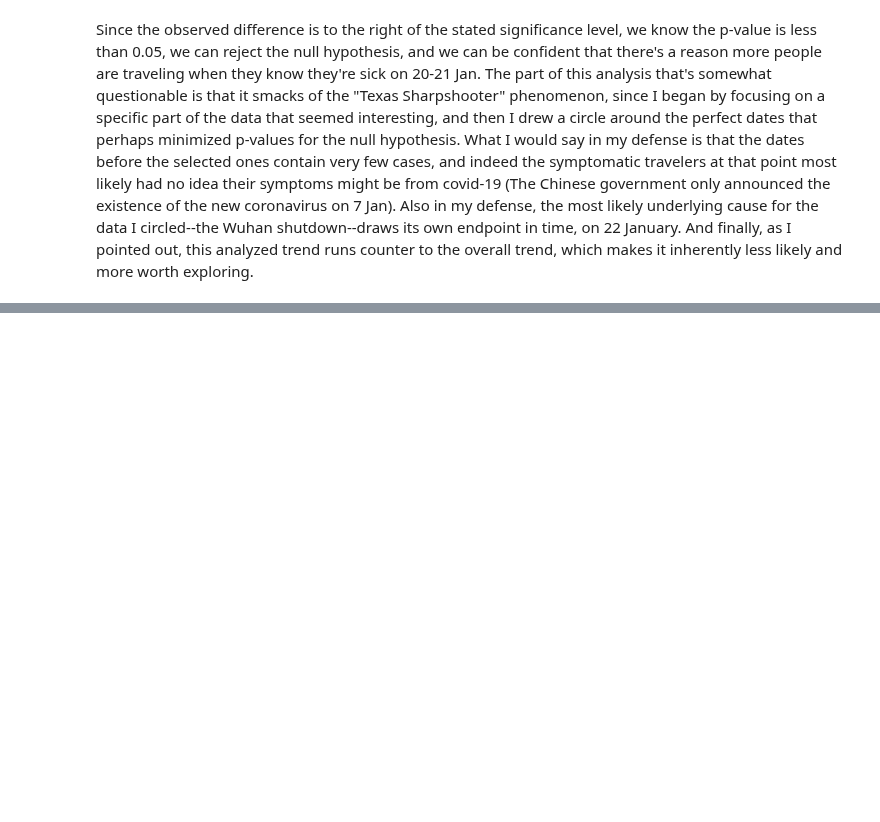
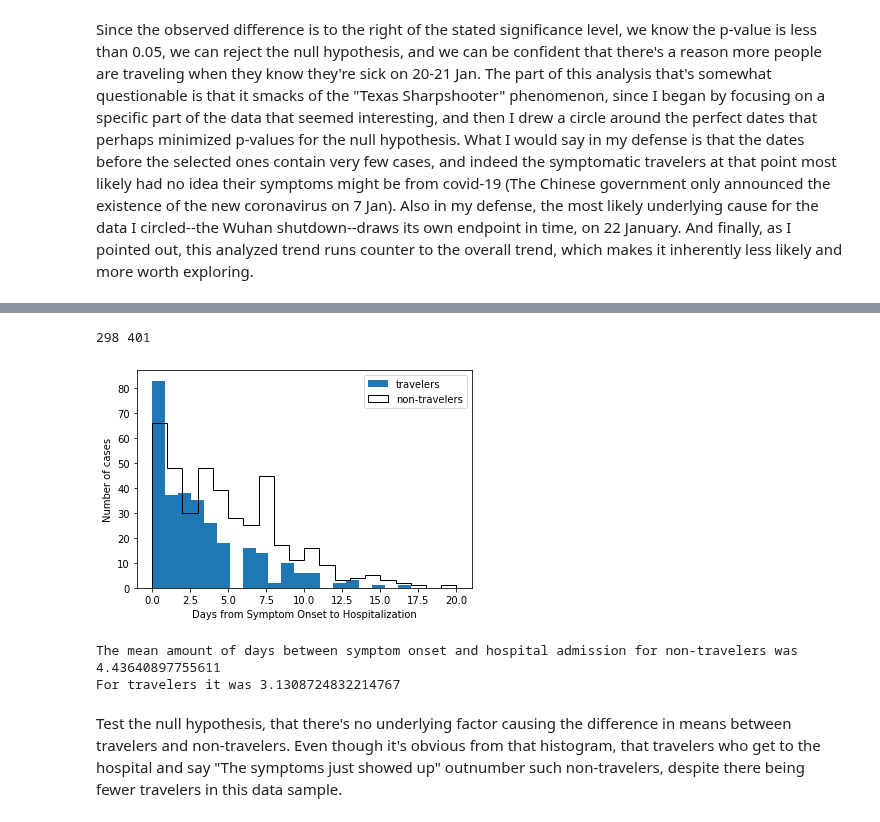
Before and after one commit to ebhtra/springboard, a Jupyter notebook: capstone_2/EDA_cap2.ipynb, the cells around one changed output, grey strips where cells are left out. Saved outputs shown, nothing was run; the diff lists cells and outputs as text; code cells hidden in the pictures; blank space fills up the shorter version.

```diff
--- a/capstone_2/EDA_cap2.ipynb
+++ b/capstone_2/EDA_cap2.ipynb
@@ -221,0 +388,25 @@ Since the observed difference is to the right of the stated significance level,
+# %%
+diffs3 = np.array(diffs3)
+diffs4 = np.array(diffs4)
+diffs3 = diffs3[(diffs3 >= 0) & (diffs3 <= 20)]
+diffs4 = diffs4[(diffs4 >= 0) & (diffs4 <= 20)]
+print(len(diffs3), len(diffs4))
+# %% [output]
+298 401
+# %%
+plt.hist(diffs3, bins=20, label='travelers')
+plt.hist(diffs4, histtype='step', color='k', bins=20, label='non-travelers')
+plt.xlabel('Days from Symptom Onset to Hospitalization')
+plt.ylabel('Number of cases')
+plt.legend()
+plt.savefig('Days_Symp_Hosp.png');
+# %% [output]
+[figure, added]
+# %%
+print(f'The mean amount of days between symptom onset and hospital admission for non-travelers was {np.mean(diffs4)}')
+print(f'For travelers it was {np.mean(diffs3)}')
+# %% [output]
+The mean amount of days between symptom onset and hospital admission for non-travelers was 4.43640897755611
+For travelers it was 3.1308724832214767
+# %% [markdown]
+Test the null hypothesis, that there's no underlying factor causing the difference in means between travelers and non-travelers. Even though it's obvious from that histogram, that travelers who get to the hospital and say "The symptoms just showed up" outnumber such non-travelers, despite  there being fewer travelers in this data sample.
```
Also changed, not shown: parts of 45 cells of this notebook.
